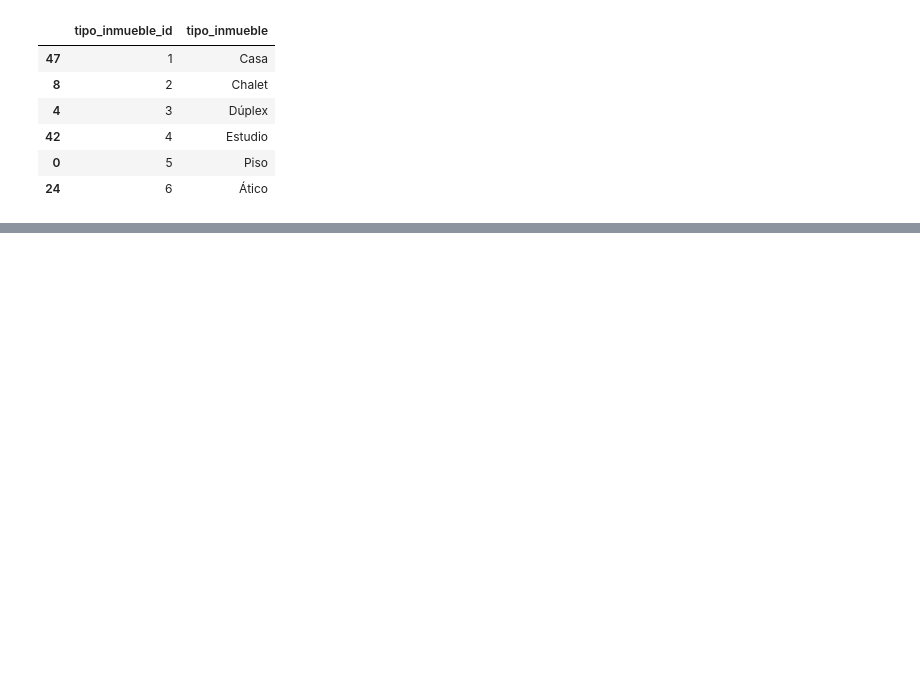
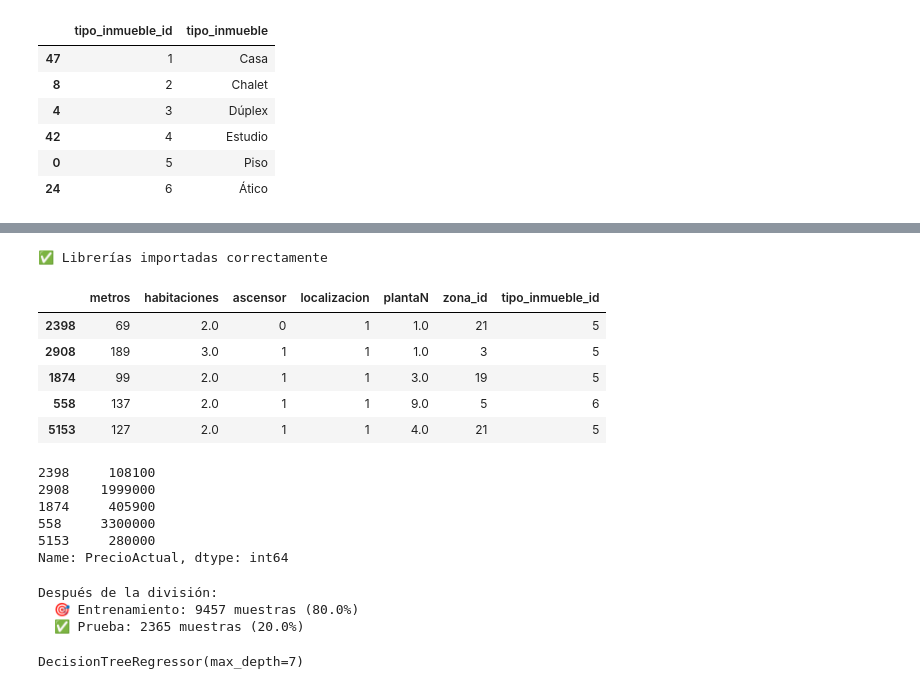
Before and after one commit to Bootcamp-IA-P6/ia-regression-project-team-2, a Jupyter notebook: dataClean.ipynb, the cells around one changed output, grey strips where cells are left out. Cells and saved outputs as stored; diff of their text form; code cells hidden in the pictures; blank space fills up the shorter version.

Commit message:
feat: Prepared data cleaning, model training and execution

```diff
--- a/dataClean.ipynb
+++ b/dataClean.ipynb
@@ -764,0 +772,49 @@ df_tipo_inmuebles
+# %%
+from sklearn.model_selection import train_test_split
+#from sklearn.linear_model import LogisticRegression, LinearRegression
+from sklearn.tree import DecisionTreeRegressor
+from sklearn.metrics import accuracy_score
+from sklearn.metrics import mean_squared_error, mean_absolute_error, r2_score
+
+# Configuración para gráficos más bonitos
+plt.style.use('seaborn-v0_8-darkgrid')
+sns.set_palette("husl")
+
+# Para reproducibilidad - esto asegura que obtenemos los mismos resultados cada vez
+np.random.seed(42)
+
+print("✅ Librerías importadas correctamente")
+# %% [output]
+✅ Librerías importadas correctamente
+# %%
+# 1. Preparamos los datos
+X = df_clean.drop(['PrecioActual'], axis=1)  # Características
+y = df_clean['PrecioActual']  # Etiquetas
+# 2. Dividir datos en entrenamiento y prueba
+X_train, X_test, y_train, y_test = train_test_split(X, y, test_size=0.2, random_state=1)
+# %%
+X_train.head()
+# %% [output]
+|  | metros | habitaciones | ascensor | localizacion | plantaN | zona_id | tipo_inmueble_id |
+| 2398 | 69 | 2.0 | 0 | 1 | 1.0 | 21 | 5 |
+| 2908 | 189 | 3.0 | 1 | 1 | 1.0 | 3 | 5 |
+| 1874 | 99 | 2.0 | 1 | 1 | 3.0 | 19 | 5 |
+| 558 | 137 | 2.0 | 1 | 1 | 9.0 | 5 | 6 |
+| 5153 | 127 | 2.0 | 1 | 1 | 4.0 | 21 | 5 |
+# %%
+y_train.head()
+# %% [output]
+2398     108100
+2908    1999000
+1874     405900
+558     3300000
+5153     280000
+Name: PrecioActual, dtype: int64
+# %%
+print(f"\nDespués de la división:")
+print(f"  🎯 Entrenamiento: {X_train.shape[0]} muestras ({X_train.shape[0]/X.shape[0]*100:.1f}%)")
+print(f"  ✅ Prueba: {X_test.shape[0]} muestras ({X_test.shape[0]/X.shape[0]*100:.1f}%)")
+# %% [output]
+Después de la división:
+  🎯 Entrenamiento: 9457 muestras (80.0%)
+  ✅ Prueba: 2365 muestras (20.0%)
@@ -764,0 +826,6 @@ df_tipo_inmuebles
+# %%
+# 4. Entrenar el modelo
+regr_1.fit(X_train, y_train)
+regr_2.fit(X_train, y_train)
+# %% [output]
+DecisionTreeRegressor(max_depth=7)
```
Also changed, not shown: parts of 12 cells of this notebook, 4 other files.
